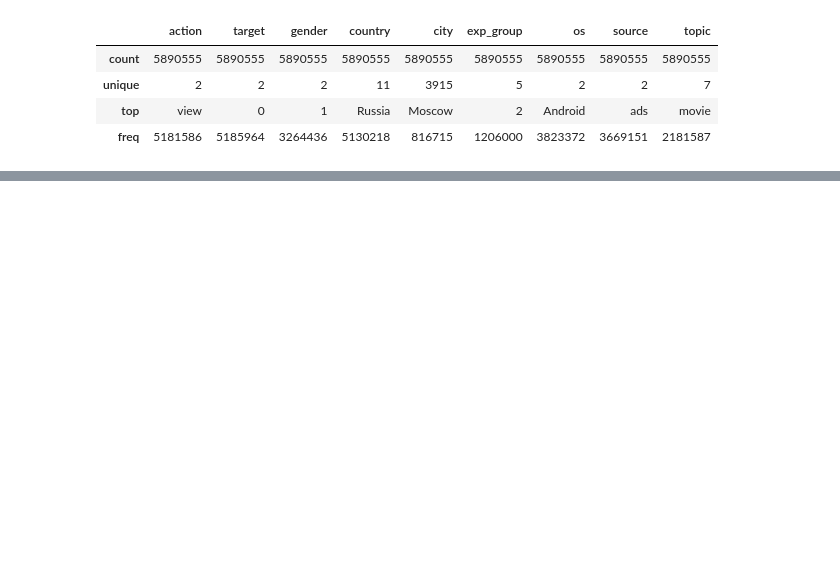
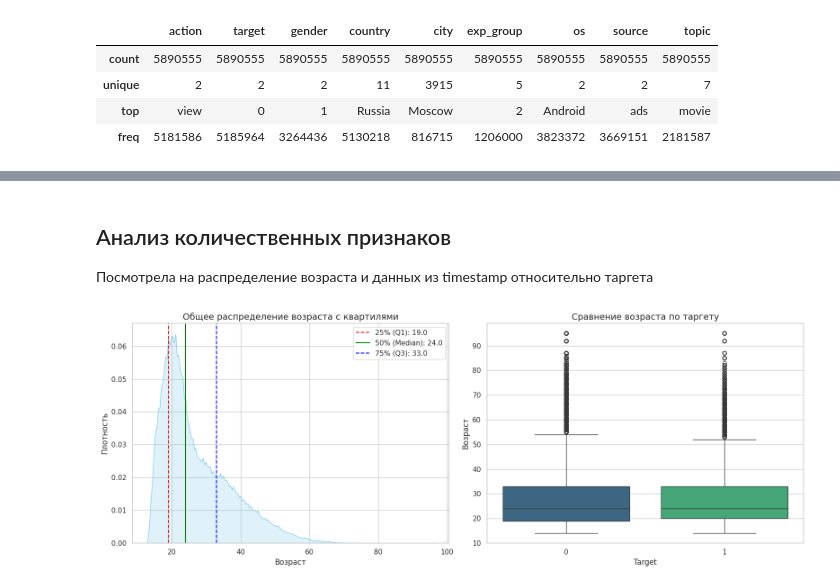
Before and after one commit to nadushaem/RecSys_START_ML_karpov_courses, a Jupyter notebook: start-ml-final-project-eda.ipynb, the cells around one changed output, grey strips where cells are left out. Drawn from its saved outputs; the diff is of its cells as text; code cells hidden in the pictures; blank space fills up the shorter version.

```diff
--- a/start-ml-final-project-eda.ipynb
+++ b/start-ml-final-project-eda.ipynb
@@ -257,0 +238,29 @@ plt.show()
+# %% [markdown]
+## Анализ количественных признаков
+
+Посмотрела на распределение возраста и данных из timestamp относительно таргета
+# %%
+sns.set_theme(style="whitegrid")
+
+fig, (ax1, ax2) = plt.subplots(1, 2, figsize=(16, 6))
+
+sns.kdeplot(data=df, x='age', fill=True, ax=ax1, color='skyblue')
+q1, median, q3 = df['age'].quantile([0.25, 0.5, 0.75])
+ax1.axvline(q1, color='red', linestyle='--', label=f'25% (Q1): {q1:.1f}')
+ax1.axvline(median, color='green', linestyle='-', label=f'50% (Median): {median:.1f}')
+ax1.axvline(q3, color='blue', linestyle='--', label=f'75% (Q3): {q3:.1f}')
+ax1.set_title('Общее распределение возраста с квартилями', fontsize=14)
+ax1.set_xlabel('Возраст')
+ax1.set_ylabel('Плотность')
+ax1.legend()
+
+sns.boxplot(data=df, x='target', y='age', ax=ax2, palette='viridis', hue='target', legend=False)
+
+ax2.set_title('Сравнение возраста по таргету', fontsize=14)
+ax2.set_xlabel('Target')
+ax2.set_ylabel('Возраст')
+
+plt.tight_layout()
+plt.show()
+# %% [output]
+[figure, added]
```
Also changed, not shown: parts of 37 cells of this notebook.
